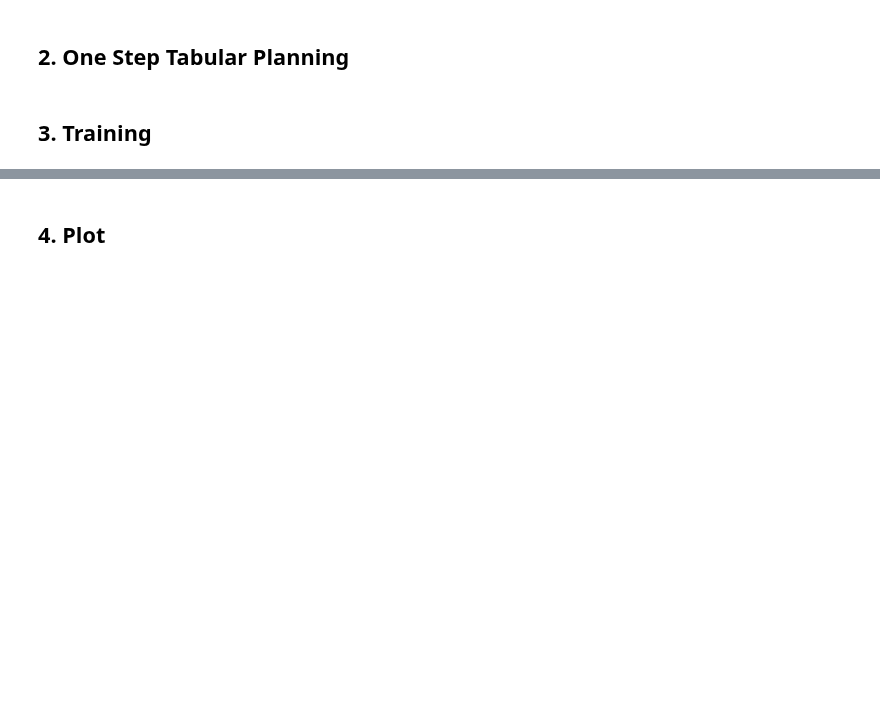
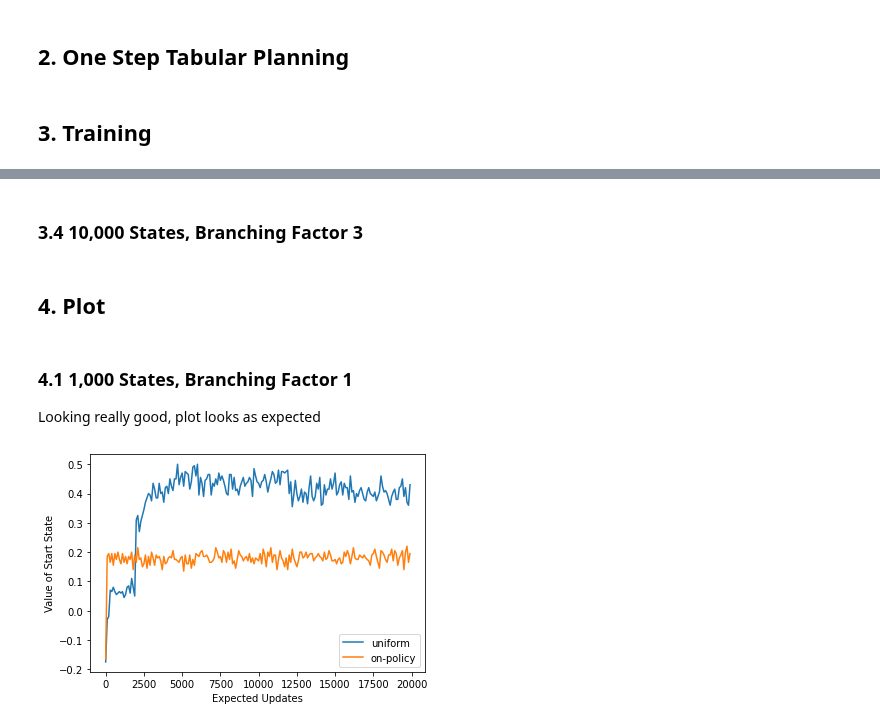
Before and after one commit to MaraTomasek/ML-Notebooks, a Jupyter notebook: Reinforcement_Learning/ch8-trajectory_sampling.ipynb, the cells around one changed output, grey strips where cells are left out. Saved outputs shown, nothing was run; the diff lists cells and outputs as text; code cells hidden in the pictures; blank space fills up the shorter version.

Commit message:
10,000 state agents and plots added

```diff
--- a/Reinforcement_Learning/ch8-trajectory_sampling.ipynb
+++ b/Reinforcement_Learning/ch8-trajectory_sampling.ipynb
@@ -156,7 +159,8 @@ class TabularPlanning:
 ## 3. Training
 # %%
 # World Parameters
-state_amount      = 1000
+state_amount1     = 1000
+state_amount2     = 10000
 actions           = 2
 branching_factor1 = 1
 branching_factor2 = 3
@@ -166,16 +170,23 @@ branching_factor3 = 10
 alpha             = 0.9
 gamma             = 1
 epsilon           = 0.1
-exp_updates       = 20000
-world1            = Environment(state_amount, actions, branching_factor1)
-world2            = Environment(state_amount, actions, branching_factor2)
-world3            = Environment(state_amount, actions, branching_factor3)
+exp_updates1      = 20000
+exp_updates2      = 20000
+world1            = Environment(state_amount1, actions, branching_factor1)
+world2            = Environment(state_amount1, actions, branching_factor2)
+world3            = Environment(state_amount1, actions, branching_factor3)
+world4            = Environment(state_amount2, actions, branching_factor1)
+world5            = Environment(state_amount2, actions, branching_factor2)
 
 # Agent Definitions
-agent_uniform1    = TabularPlanning(world1, alpha, gamma, epsilon, exp_updates)
-agent_traject1    = TabularPlanning(world1, alpha, gamma, epsilon, exp_updates)
-agent_uniform2    = TabularPlanning(world2, alpha, gamma, epsilon, exp_updates)
-agent_traject2    = TabularPlanning(world2, alpha, gamma, epsilon, exp_updates)
-agent_uniform3    = TabularPlanning(world3, alpha, gamma, epsilon, exp_updates)
-agent_traject3    = TabularPlanning(world3, alpha, gamma, epsilon, exp_updates)
+agent_uniform1    = TabularPlanning(world1, alpha, gamma, epsilon, exp_updates1)
+agent_traject1    = TabularPlanning(world1, alpha, gamma, epsilon, exp_updates1)
+agent_uniform2    = TabularPlanning(world2, alpha, gamma, epsilon, exp_updates1)
+agent_traject2    = TabularPlanning(world2, alpha, gamma, epsilon, exp_updates1)
+agent_uniform3    = TabularPlanning(world3, alpha, gamma, epsilon, exp_updates1)
+agent_traject3    = TabularPlanning(world3, alpha, gamma, epsilon, exp_updates1)
+agent_uniform4    = TabularPlanning(world4, alpha, gamma, epsilon, exp_updates2)
+agent_traject4    = TabularPlanning(world4, alpha, gamma, epsilon, exp_updates2)
+agent_uniform5    = TabularPlanning(world5, alpha, gamma, epsilon, exp_updates2)
+agent_traject5    = TabularPlanning(world5, alpha, gamma, epsilon, exp_updates2)
 # %% [markdown]
@@ -204,0 +224,2 @@ traject_reward3 = agent_traject3.train_trajectory_sample()
+# %% [markdown]
+### 3.4 10,000 States, Branching Factor 3
@@ -206,10 +233,17 @@ traject_reward3 = agent_traject3.train_trajectory_sample()
 ## 4. Plot
 # %%
 def plot(reward_uniform, reward_on_policy, exp_updates):
-    x = np.arange(exp_updates // 100)
+    x = np.arange(exp_updates // 100) * 100
     plt.plot(x, reward_uniform,   label='uniform')
     plt.plot(x, reward_on_policy, label='on-policy')
     plt.xlabel('Expected Updates')
     plt.ylabel('Value of Start State')
     plt.legend()
     plt.show()
+# %% [markdown]
+### 4.1 1,000 States, Branching Factor 1
+Looking really good, plot looks as expected
+# %%
+plot(uniform_reward1, traject_reward1, exp_updates1)
+# %% [output]
+[figure, added]
```
Also changed, not shown: parts of 19 cells of this notebook.
